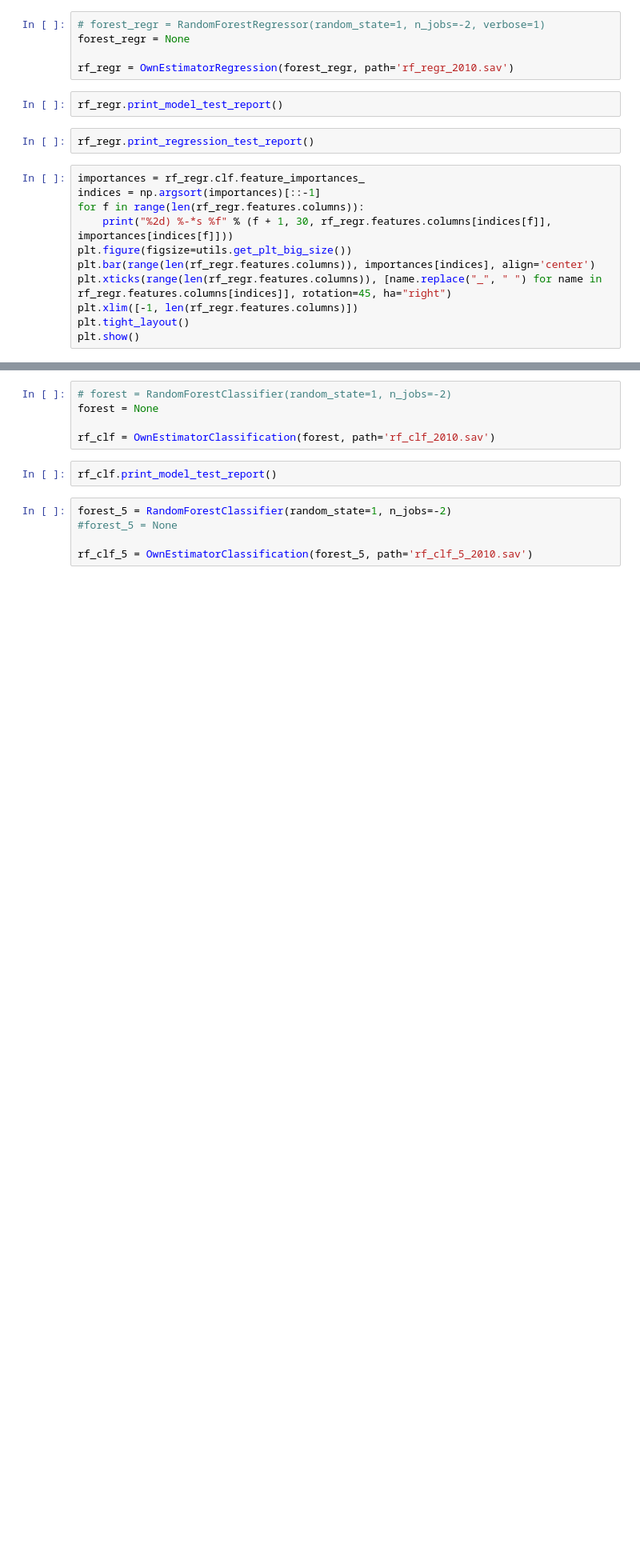
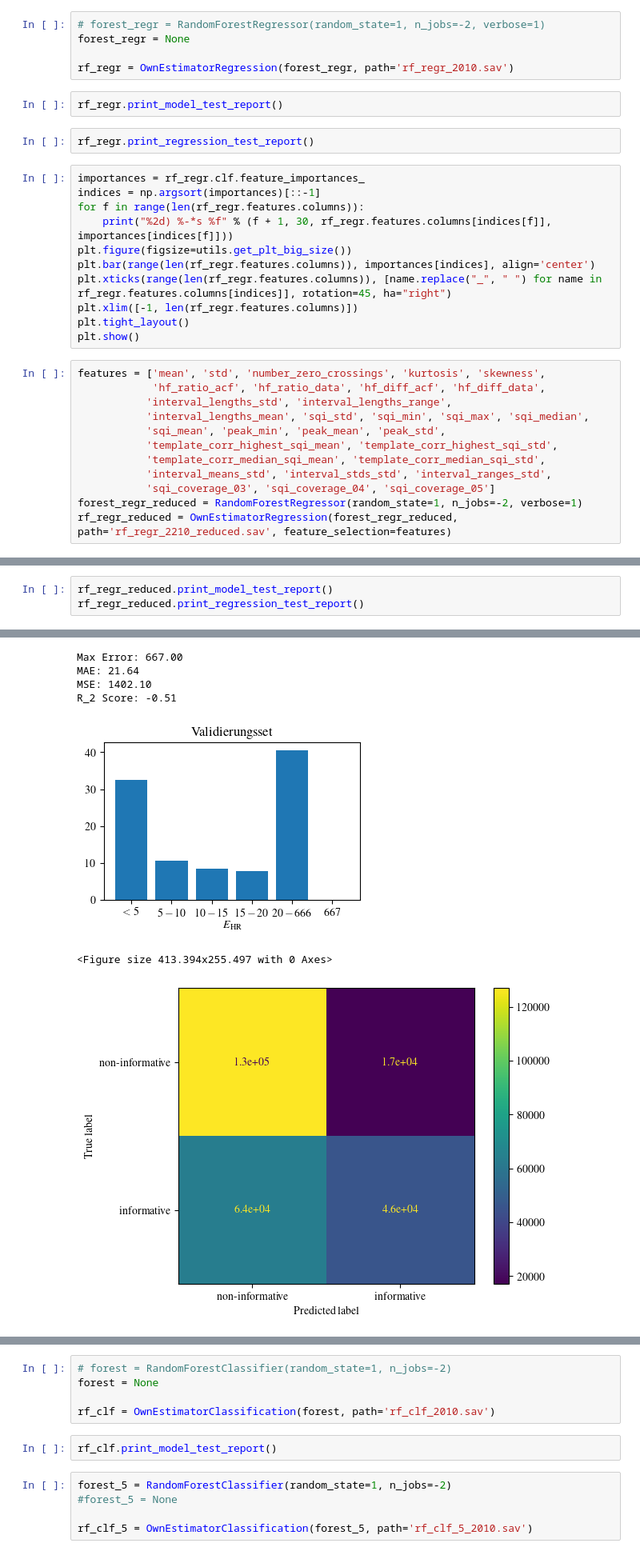
Before and after one commit to Zianor/Bachelorarbeit, a Jupyter notebook: Implementation/src/notebooks/own_features.ipynb, the cells around one changed output, grey strips where cells are left out. Shown at 80% size. Cells and saved outputs as stored; diff of their text form; blank space fills up the shorter version.

```diff
--- a/Implementation/src/notebooks/own_features.ipynb
+++ b/Implementation/src/notebooks/own_features.ipynb
@@ -137,3 +164,15 @@ plt.xticks(range(len(rf_regr.features.columns)), [name.replace("_", " ") for nam
 plt.xlim([-1, len(rf_regr.features.columns)])
 plt.tight_layout()
 plt.show()
+# %%
+features = ['mean', 'std', 'number_zero_crossings', 'kurtosis', 'skewness',
+            'hf_ratio_acf', 'hf_ratio_data', 'hf_diff_acf', 'hf_diff_data',
+           'interval_lengths_std', 'interval_lengths_range',
+           'interval_lengths_mean', 'sqi_std', 'sqi_min', 'sqi_max', 'sqi_median',
+           'sqi_mean', 'peak_min', 'peak_mean', 'peak_std',
+           'template_corr_highest_sqi_mean', 'template_corr_highest_sqi_std',
+           'template_corr_median_sqi_mean', 'template_corr_median_sqi_std',
+           'interval_means_std', 'interval_stds_std', 'interval_ranges_std',
+           'sqi_coverage_03', 'sqi_coverage_04', 'sqi_coverage_05']
+forest_regr_reduced = RandomForestRegressor(random_state=1, n_jobs=-2, verbose=1)
+rf_regr_reduced = OwnEstimatorRegression(forest_regr_reduced, path='rf_regr_2210_reduced.sav', feature_selection=features)
@@ -139,0 +184,4 @@ plt.show()
+# %%
+rf_regr_reduced.print_model_test_report()
+rf_regr_reduced.print_regression_test_report()
+# %% [output]
@@ -139,0 +211,7 @@ plt.show()
+Max Error: 667.00
+MAE: 21.64
+MSE: 1402.10
+R_2 Score: -0.51
+[figure, added]
+<Figure size 413.394x255.497 with 0 Axes>
+[figure, added]
```
Also changed, not shown: parts of 11 cells of this notebook, 2 other files.
